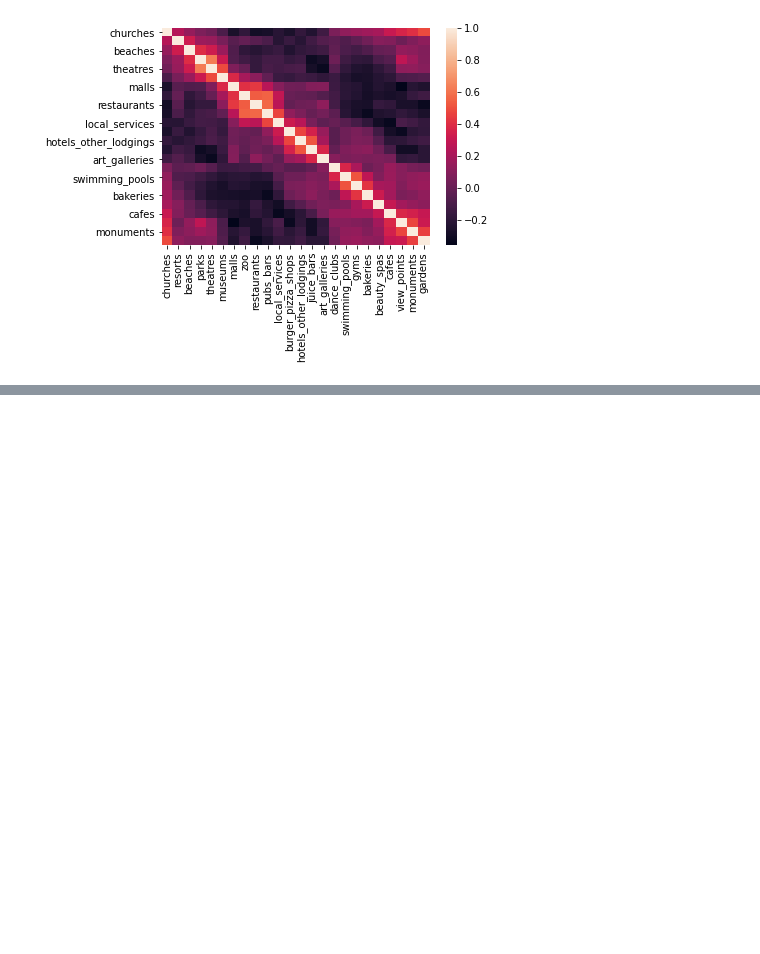
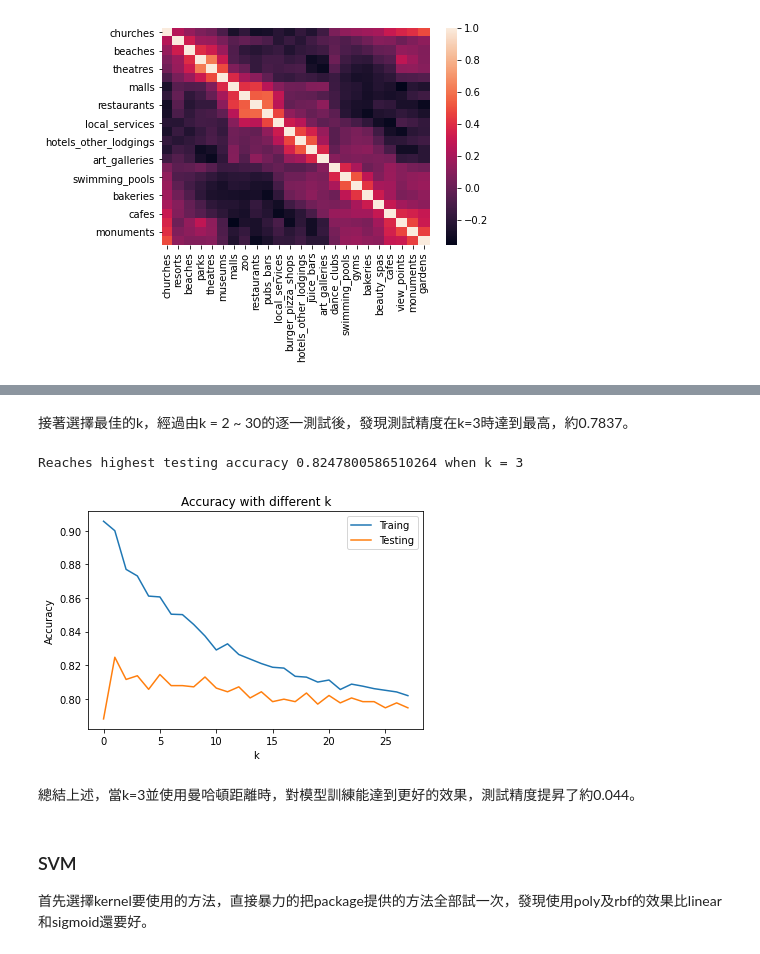
Before and after one commit to tmydali/FDA_HW3-2, a Jupyter notebook: hw3-2.ipynb, the cells around one changed output, grey strips where cells are left out. Drawn from its saved outputs; the diff is of its cells as text; code cells hidden in the pictures; blank space fills up the shorter version.

```diff
--- a/hw3-2.ipynb
+++ b/hw3-2.ipynb
@@ -498,0 +154,7 @@ Logistic沒有更動太多參數便達到此精度；SVM經實驗後發現不同
+# %%
+x_df = df.drop(['user', 'malls', 'restaurants', 'theatres'], axis=1)
+y_df = df[['malls', 'restaurants', 'theatres']]
+
+y_df = y_df.idxmax(axis=1)
+
+print(y_df.head())
@@ -498,0 +288,18 @@ Logistic沒有更動太多參數便達到此精度；SVM經實驗後發現不同
+# %%
+neigh = KNeighborsClassifier(p=1)
+neigh.fit(train_x, train_y)
+knn_training_acc = neigh.score(train_x, train_y)
+knn_predict_test_result = neigh.predict(test_x)
+knn_testing_acc = neigh.score(test_x, test_y)
+print('---- Manhattan distance ----')
+print('training accuracy: {}'.format(knn_training_acc))
+print('testing accuracy: {}'.format(knn_testing_acc))
+
+neigh = KNeighborsClassifier(p=2)
+neigh.fit(train_x, train_y)
+knn_training_acc = neigh.score(train_x, train_y)
+knn_predict_test_result = neigh.predict(test_x)
+knn_testing_acc = neigh.score(test_x, test_y)
+print('\n---- Euclidean distance ----')
+print('training accuracy: {}'.format(knn_training_acc))
+print('testing accuracy: {}'.format(knn_testing_acc))
@@ -498,0 +314,31 @@ Logistic沒有更動太多參數便達到此精度；SVM經實驗後發現不同
+# %% [markdown]
+接著選擇最佳的k，經過由k = 2 ~ 30的逐一測試後，發現測試精度在k=3時達到最高，約0.7837。
+# %%
+k = 30
+
+knn_training_acc = []
+knn_testing_acc = []
+for i in range(2, k):
+    neigh = KNeighborsClassifier(n_neighbors=i, p=1)
+    neigh.fit(train_x, train_y)
+    knn_training_acc.append(neigh.score(train_x, train_y))
+    knn_predict_test_result = neigh.predict(test_x)
+    knn_testing_acc.append(neigh.score(test_x, test_y))
+# %%
+plt.plot(np.transpose([knn_training_acc, knn_testing_acc]))
+plt.xticks()
+plt.xlabel('k')
+plt.ylabel('Accuracy')
+plt.title('Accuracy with different k')
+plt.legend(['Traing', 'Testing'])
+
+print('Reaches highest testing accuracy {} when k = {}'.format(np.max(knn_testing_acc), np.argmax(knn_testing_acc)+2))
+# %% [output]
+Reaches highest testing accuracy 0.8247800586510264 when k = 3
+[figure, added]
+# %% [markdown]
+總結上述，當k=3並使用曼哈頓距離時，對模型訓練能達到更好的效果，測試精度提昇了約0.044。
+# %% [markdown]
+### SVM
+
+首先選擇kernel要使用的方法，直接暴力的把package提供的方法全部試一次，發現使用poly及rbf的效果比linear和sigmoid還要好。
```
Also changed, not shown: parts of 59 cells of this notebook, 2 other files.
